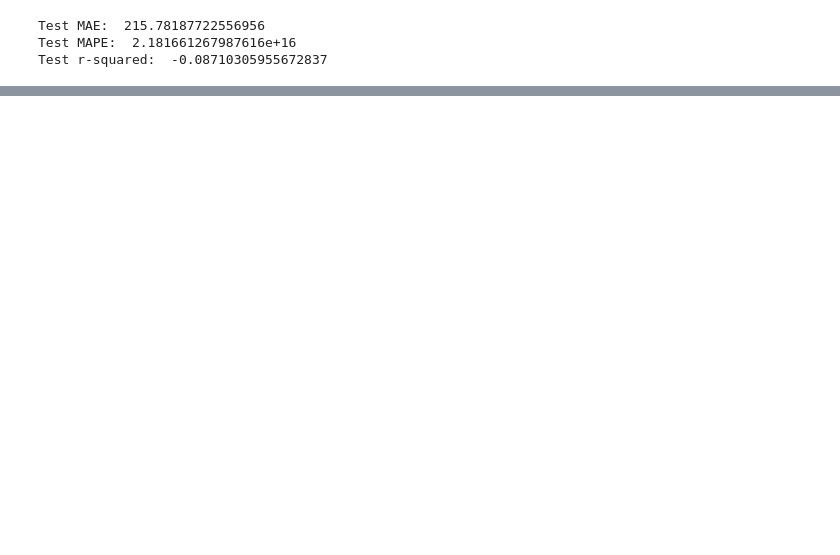
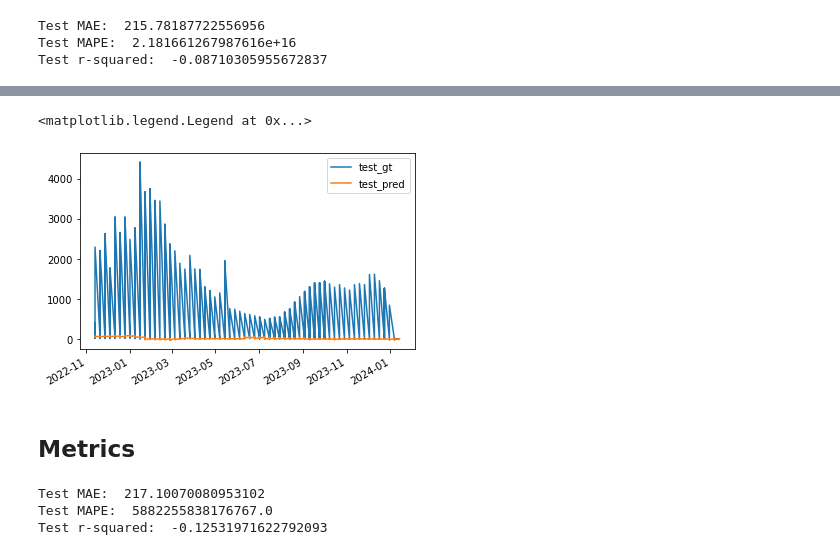
Before and after one commit to y-ginther/DS-Capstone, a Jupyter notebook: LSTM_c.ipynb, the cells around one changed output, grey strips where cells are left out. Cells and saved outputs as stored; diff of their text form; code cells hidden in the pictures; blank space fills up the shorter version.

```diff
--- a/LSTM_c.ipynb
+++ b/LSTM_c.ipynb
@@ -195,0 +273,7 @@ Test r-squared:  -0.08710305955672837
+# %%
+test_pred=model.predict(np.array([x[2].reshape(14, 57) for x in test]))
+test_pred=pd.DataFrame(test_pred, columns=['yhat'], index=[x[0] for x in test ])
+test_gt=pd.DataFrame([x[1] for x in test], columns=['y'], index=[x[0] for x in test ])
+pd.concat([test_gt, test_pred], axis=1).plot()
+plt.legend(['test_gt', 'test_pred'])
+# %% [output]
@@ -195,0 +281,15 @@ Test r-squared:  -0.08710305955672837
+<matplotlib.legend.Legend at 0x...>
+[figure, added]
+# %% [markdown]
+## Metrics
+# %%
+mae = mean_absolute_error(test_gt, test_pred)
+mape = mean_absolute_percentage_error(test_gt, test_pred)
+r2 = r2_score(test_gt, test_pred)
+print('Test MAE: ', mae)
+print('Test MAPE: ', mape)
+print('Test r-squared: ', r2)
+# %% [output]
+Test MAE:  217.10070080953102
+Test MAPE:  5882255838176767.0
+Test r-squared:  -0.12531971622792093
```
Also changed, not shown: parts of 13 cells of this notebook.
